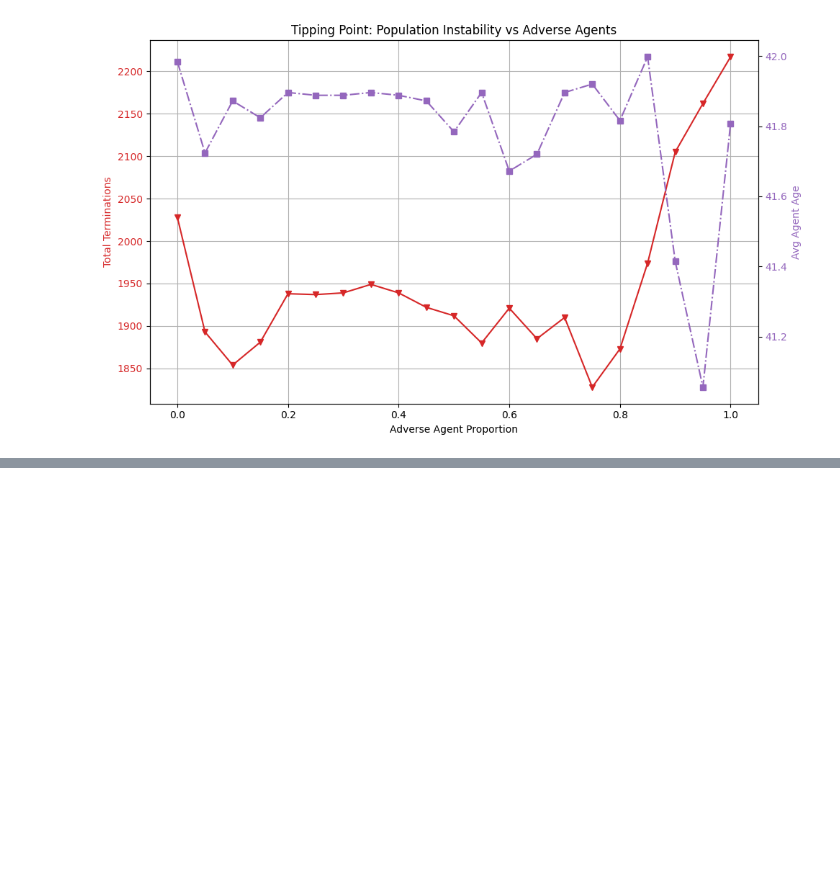
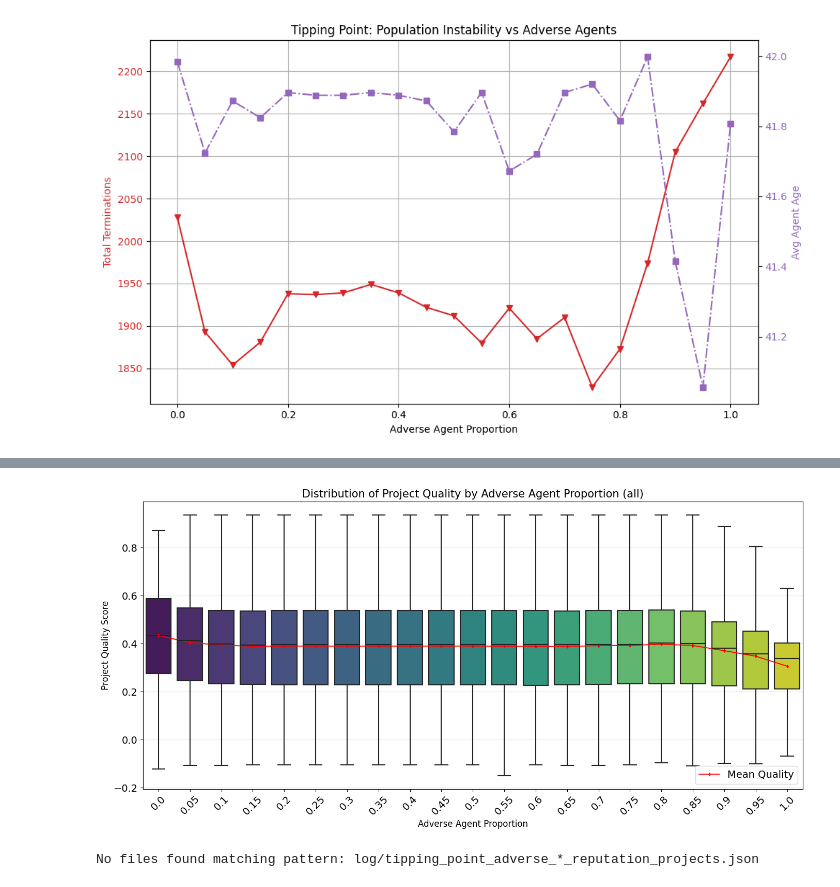
Before and after one commit to Christof93/scientific-collaboration-marl, a Jupyter notebook: visualize_tipping_points.ipynb, the cells around one changed output, grey strips where cells are left out. Saved outputs shown, nothing was run; the diff lists cells and outputs as text; code cells hidden in the pictures; blank space fills up the shorter version.

```diff
--- a/visualize_tipping_points.ipynb
+++ b/visualize_tipping_points.ipynb
@@ -181,0 +293,73 @@ plt.show()
+# %%
+import seaborn as sns
+
+def plot_quality_distribution(log_dir='log', reward_type='all'):
+    """
+    Plots the distribution of project quality scores per adverse proportion using box plots.
+    """
+    pattern = os.path.join(log_dir, f"tipping_point_adverse_*_{reward_type}_projects.json")
+    project_files = glob.glob(pattern)
+
+    if not project_files:
+        print(f"No files found matching pattern: {pattern}")
+        return
+    rows = []
+    for file_path in project_files:
+        # Extract adverse proportion
+        match = re.search(r"adverse_([\d\.]+)_", os.path.basename(file_path))
+        if not match:
+            continue
+        proportion = float(match.group(1))
+
+        try:
+            with open(file_path, 'r') as f:
+                projects = json.load(f)
+
+            # Filter for finished projects and collect individual quality scores
+            for p in projects:
+                if p.get('finished', False):
+                    rows.append({
+                        "Adverse Proportion": proportion,
+                        "Project Quality": p.get('quality_score', 0)
+                    })
+        except Exception as e:
+            print(f"Error processing {file_path}: {e}")
+    df = pd.DataFrame(rows)
+    if df.empty:
+        print("No project data could be processed.")
+        return
+    # Sort proportions for the x-axis
+    df = df.sort_values("Adverse Proportion")
+    # Plotting
+    plt.figure(figsize=(14, 7))
+
+    # Use seaborn to create the boxplot (Quartiles + Whiskers)
+    # We treat 'Adverse Proportion' as the x grouping
+    sns.boxplot(
+        data=df,
+        x="Adverse Proportion",
+        y="Project Quality",
+        palette="viridis",
+        showfliers=False,  # Set to True if you want to see outliers as dots
+        linewidth=1.5
+    )
+    # Optional: Add a line connecting the means to see the trend clearly
+    sns.pointplot(
+        data=df,
+        x="Adverse Proportion",
+        y="Project Quality",
+        color='red',
+        markers='d',
+        scale=0.5,
+        label="Mean Quality"
+    )
+    plt.title(f"Distribution of Project Quality by Adverse Agent Proportion ({reward_type})", fontsize=15)
+    plt.xlabel("Adverse Agent Proportion", fontsize=12)
+    plt.ylabel("Project Quality Score", fontsize=12)
+    plt.xticks(rotation=45)
+    plt.grid(axis='y', alpha=0.3)
+    plt.tight_layout()
+    plt.show()
+# Run the visualization
+plot_quality_distribution(reward_type='all')
+# %% [output]
@@ -181,0 +373,5 @@ plt.show()
+[figure, added]
+# %%
+plot_quality_distribution(reward_type='reputation')
+# %% [output]
+No files found matching pattern: log/tipping_point_adverse_*_reputation_projects.json
```
Also changed, not shown: parts of 4 cells of this notebook, 6 other files.
